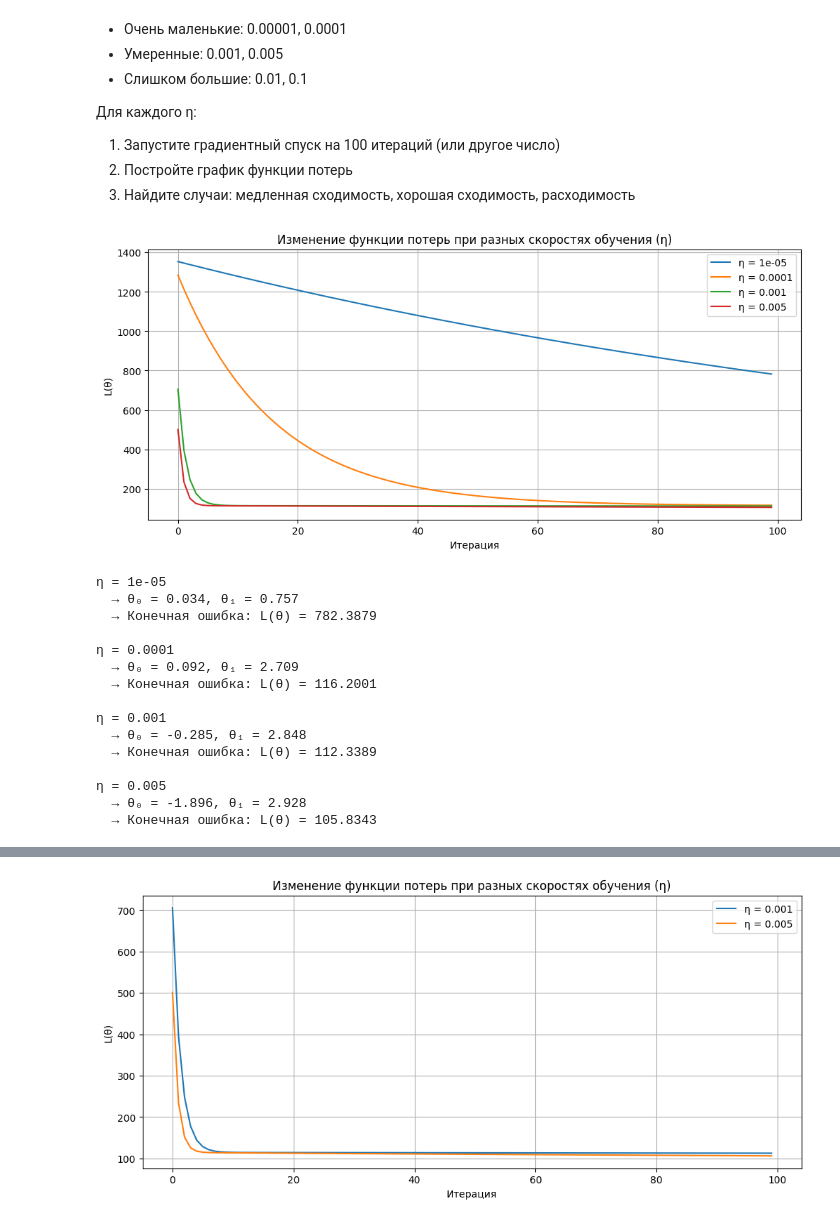
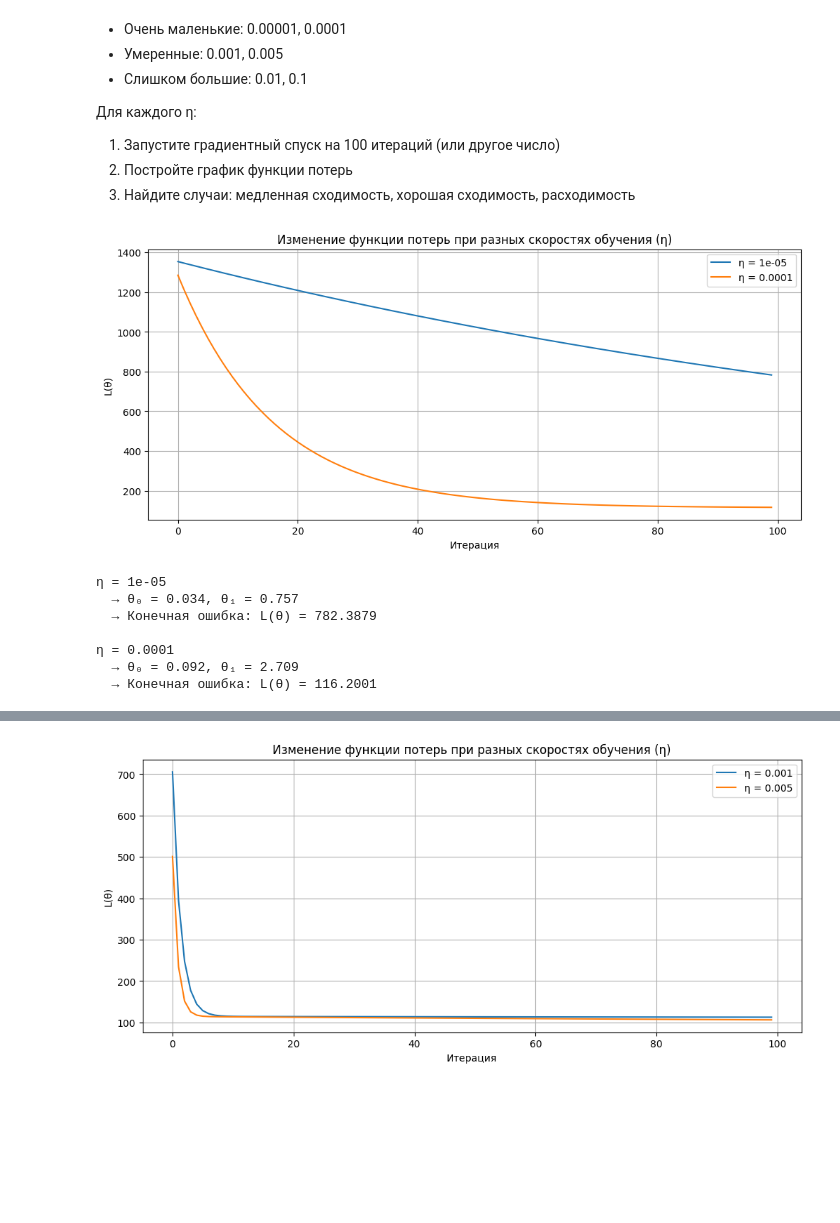
Before and after one commit to NikitaR041/Programming-at-SUSU, a Jupyter notebook: MachineLearning/Laboratories/lab2/main1.ipynb, the cells around one changed output, grey strips where cells are left out. Drawn from its saved outputs; the diff is of its cells as text; code cells hidden in the pictures; blank space fills up the shorter version.

```diff
--- a/MachineLearning/Laboratories/lab2/main1.ipynb
+++ b/MachineLearning/Laboratories/lab2/main1.ipynb
@@ -90,33 +90,33 @@ def gradient_descent(X, y, initial_theta, learning_rate=0.001, n_iterations=100)
 3. Найдите случаи: медленная сходимость, хорошая сходимость, расходимость
 # %%
 #Рассмотрим при Очень маленькие: 0.00001, 0.0001
-etas = [0.00001, 0.0001, 0.001, 0.005]
+etas = [0.00001, 0.0001]
 results = {}
 
 for eta in etas:
     theta_opt, loss_hist = gradient_descent(X, s, theta_init, learning_rate=eta, n_iterations=100)
     results[eta] = (theta_opt, loss_hist)
 
 # === Визуализация ===
 plt.figure(figsize=(12, 5))
 
 for eta, (_, loss_hist) in results.items():
     plt.plot(loss_hist, label=f"η = {eta}")
 
 plt.title("Изменение функции потерь при разных скоростях обучения (η)")
 plt.xlabel("Итерация")
 plt.ylabel("L(θ)")
 plt.legend()
 plt.grid(True)
 plt.show()
 
 # === Пояснение ===
 for eta, (theta, loss) in results.items():
     print(f"η = {eta}")
     print(f"  → θ₀ = {theta[0]:.3f}, θ₁ = {theta[1]:.3f}")
     print(f"  → Конечная ошибка: L(θ) = {loss[-1]:.4f}\n")
 # %% [output]
-[figure, old version]
+[figure, new version]
 η = 1e-05
   → θ₀ = 0.034, θ₁ = 0.757
   → Конечная ошибка: L(θ) = 782.3879
@@ -124,11 +124,3 @@ for eta, (theta, loss) in results.items():
 η = 0.0001
   → θ₀ = 0.092, θ₁ = 2.709
   → Конечная ошибка: L(θ) = 116.2001
-
-η = 0.001
-  → θ₀ = -0.285, θ₁ = 2.848
-  → Конечная ошибка: L(θ) = 112.3389
-
-η = 0.005
-  → θ₀ = -1.896, θ₁ = 2.928
-  → Конечная ошибка: L(θ) = 105.8343
```
Also changed, not shown: parts of 6 cells of this notebook, 2 other files.
